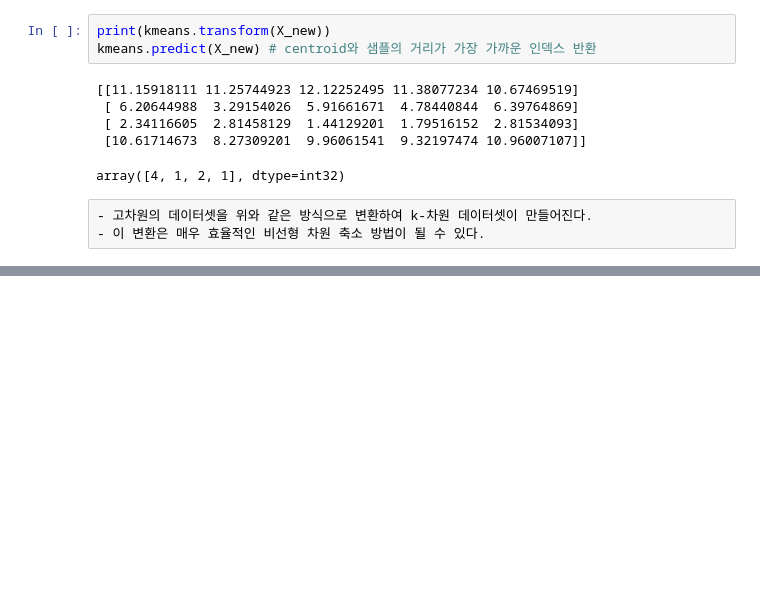
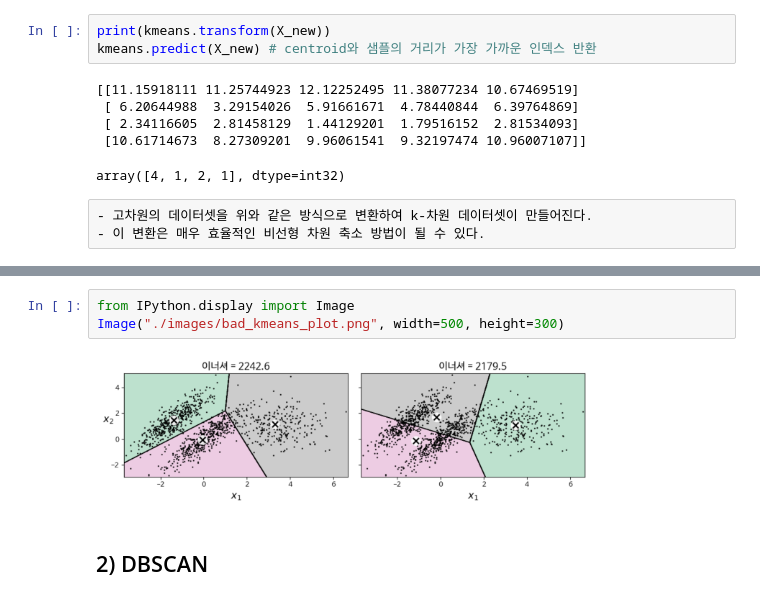
Before and after one commit to junyoung11/Hands-On-ML, a Jupyter notebook: 혜빈/9.unsupervised_learning.ipynb, the cells around one changed output, grey strips where cells are left out. Cells and saved outputs as stored; diff of their text form; blank space fills up the shorter version.

```diff
--- a/혜빈/9.unsupervised_learning.ipynb
+++ b/혜빈/9.unsupervised_learning.ipynb
@@ -181,0 +362,7 @@ array([4, 1, 2, 1], dtype=int32)
+# %%
+from IPython.display import Image
+Image("./images/bad_kmeans_plot.png", width=500, height=300)
+# %% [output]
+[figure, added]
+# %% [markdown]
+## 2) DBSCAN
```
Also changed, not shown: parts of 22 cells of this notebook, 1 other file.
